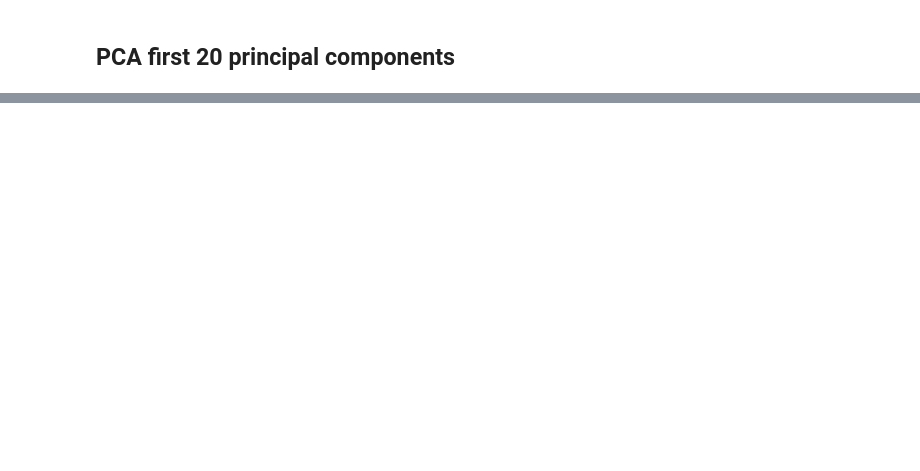
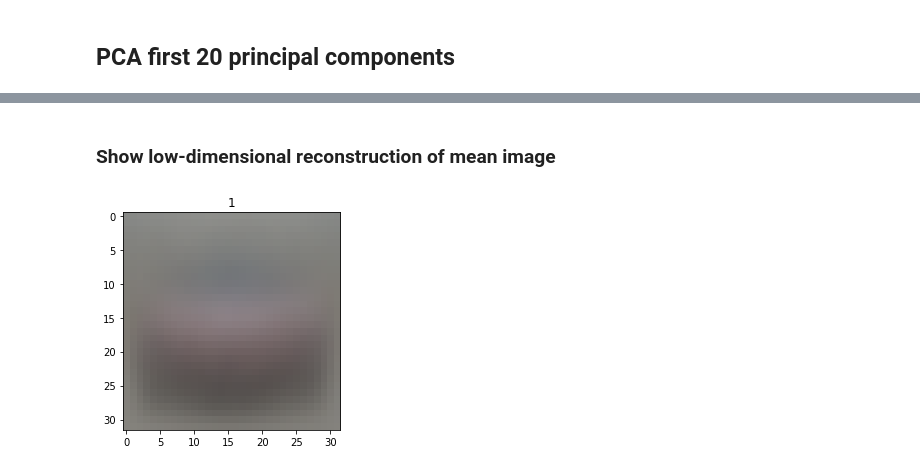
Before and after one commit to edgar971/cs-498-advanced-machine-learning, a Jupyter notebook: assignments/4-more-principal-component-analysis/assignment.ipynb, the cells around one changed output, grey strips where cells are left out. Cells and saved outputs as stored; diff of their text form; code cells hidden in the pictures; blank space fills up the shorter version.

```diff
--- a/assignments/4-more-principal-component-analysis/assignment.ipynb
+++ b/assignments/4-more-principal-component-analysis/assignment.ipynb
@@ -89,0 +92,2 @@ pcaByImageCategory = getPCAForImages(imagesByCategory)
+# %%
+meanImagesByCategoryReconstructed = np.zeros(30720).reshape(10, 3072)
@@ -89,0 +97,3 @@ pcaByImageCategory = getPCAForImages(imagesByCategory)
+# %%
+for cat in imagesByCategory:
+        meanImagesByCategoryReconstructed[cat] = pcaByMeanImageCategory[cat].inverse_transform(pcaByMeanImageCategory[cat].transform(mean_images_list[cat]))
@@ -89,0 +121,6 @@ pcaByImageCategory = getPCAForImages(imagesByCategory)
+# %% [markdown]
+### Show low-dimensional reconstruction of mean image
+# %%
+showImage(meanImagesByCategoryReconstructed[1], 1)
+# %% [output]
+[figure, added]
```
Also changed, not shown: parts of 24 cells of this notebook.
